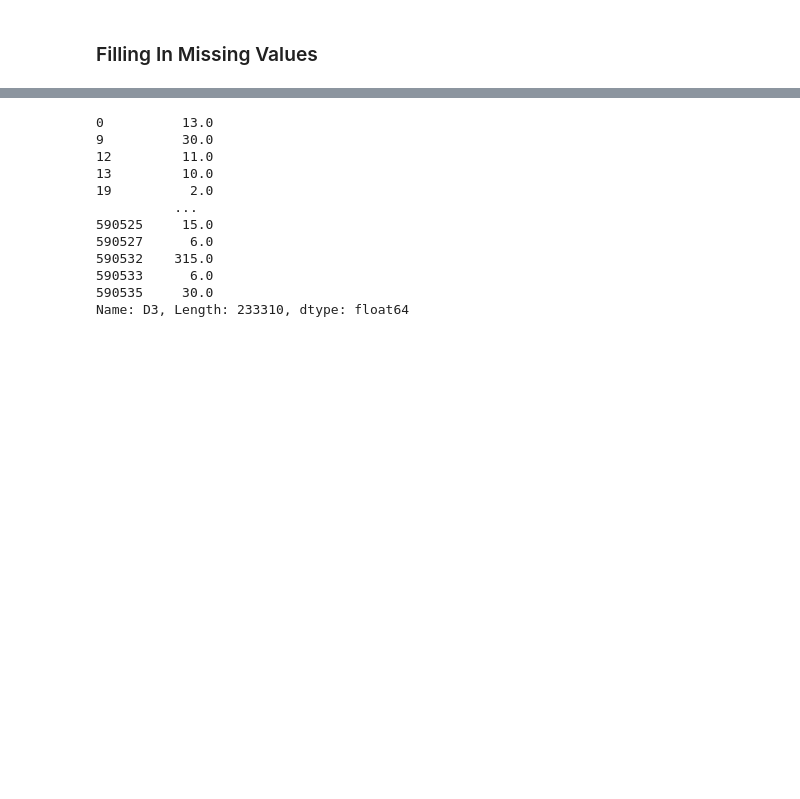
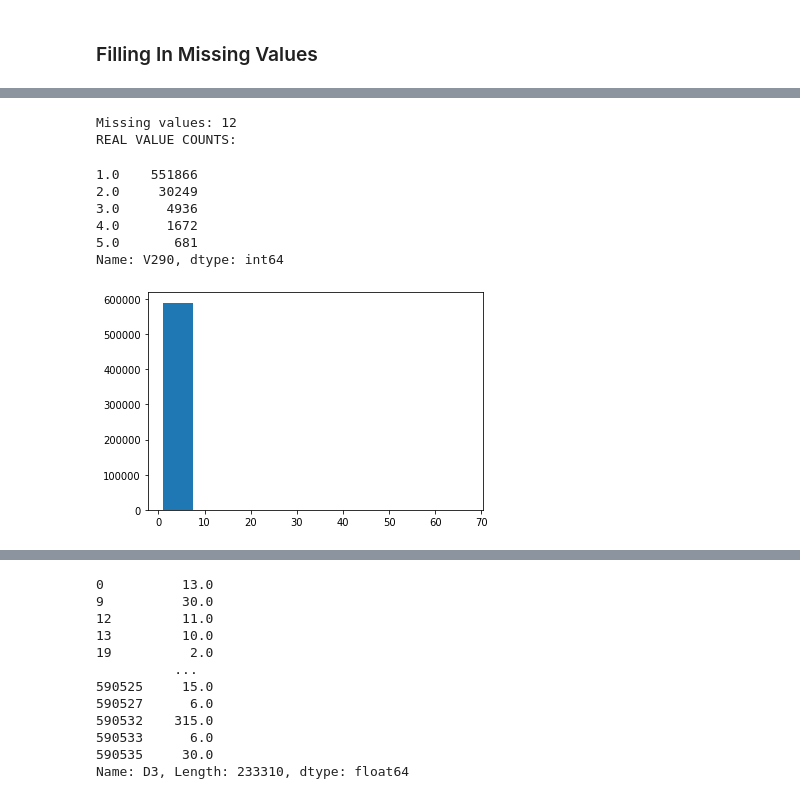
Before and after one commit to kirahman2/fraud_detection, a Jupyter notebook: Fraud Detection EDA.ipynb, the cells around one changed output, grey strips where cells are left out. Cells and saved outputs as stored; diff of their text form; code cells hidden in the pictures; blank space fills up the shorter version.

```diff
--- a/Fraud Detection EDA.ipynb
+++ b/Fraud Detection EDA.ipynb
@@ -284,0 +295,23 @@ pp.missing_values()
+# %%
+# col = 'D15'
+# series_temp = df_train[col].fillna(0)
+# plt.hist(series_temp);
+# df_train[col].value_counts()
+
+col = 'V290'
+series_temp = df_train[col].fillna(df_train[col].mode()[0])
+plt.hist(series_temp);
+missing_val = np.sum(df_train[col].isnull())
+print('Missing values: ' + str(missing_val))
+print("REAL VALUE COUNTS: ")
+df_train[col].value_counts().head()
+# %% [output]
+Missing values: 12
+REAL VALUE COUNTS:
+1.0    551866
+2.0     30249
+3.0      4936
+4.0      1672
+5.0       681
+Name: V290, dtype: int64
+[figure, added]
```
Also changed, not shown: parts of 14 cells of this notebook.
